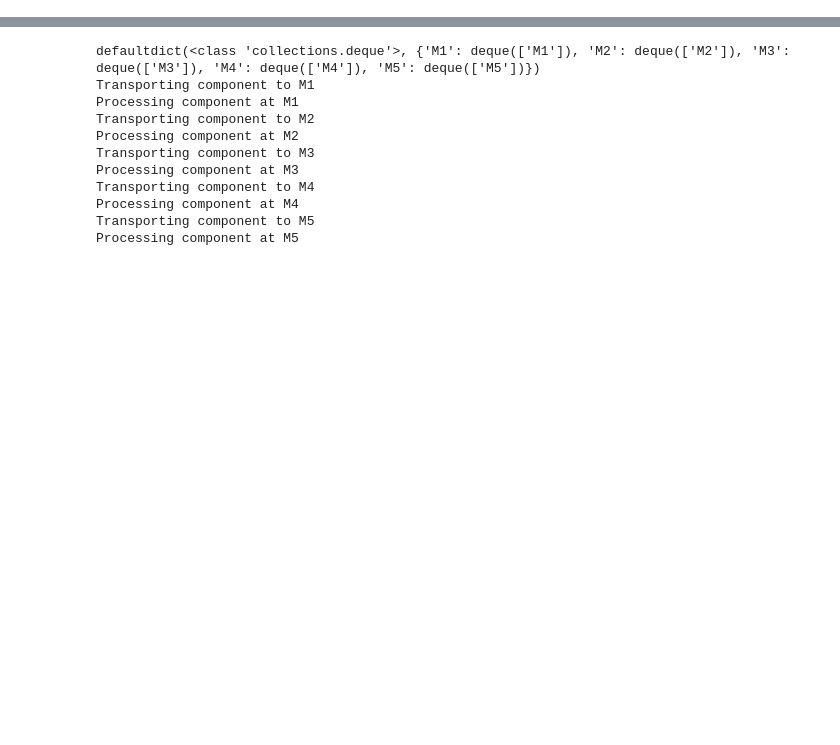
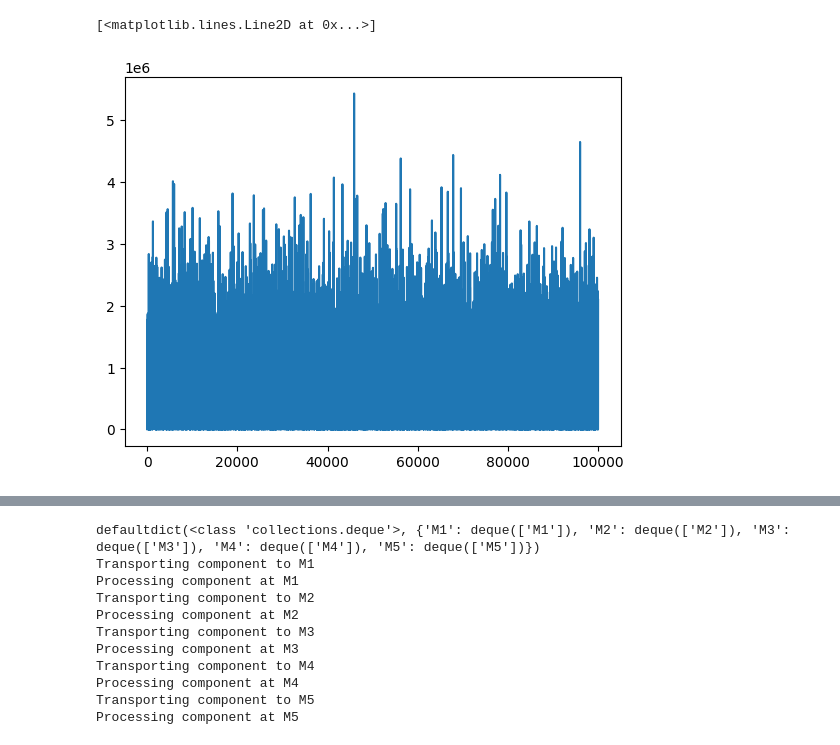
Before and after one commit to anasselhoud/PRODynamics, a Jupyter notebook: QL-vanilla.ipynb, the cells around one changed output, grey strips where cells are left out. Drawn from its saved outputs; the diff is of its cells as text; code cells hidden in the pictures; blank space fills up the shorter version.

```diff
--- a/QL-vanilla.ipynb
+++ b/QL-vanilla.ipynb
@@ -7,3 +7,15 @@ class Task:
         self.preced_list = preced_list
         self.forbid_list = forbid_list
         self.clusterTasksID = []
+# %%
+import matplotlib.pyplot as plt
+import random
+import plotly
+l = []
+for i in range(100000):
+    l.append(random.expovariate(1/(3600*24*5)))
+
+plt.plot(l)
+# %% [output]
+[<matplotlib.lines.Line2D at 0x...>]
+[figure, added]
```
Also changed, not shown: parts of 1 cell of this notebook, 2 other files.
